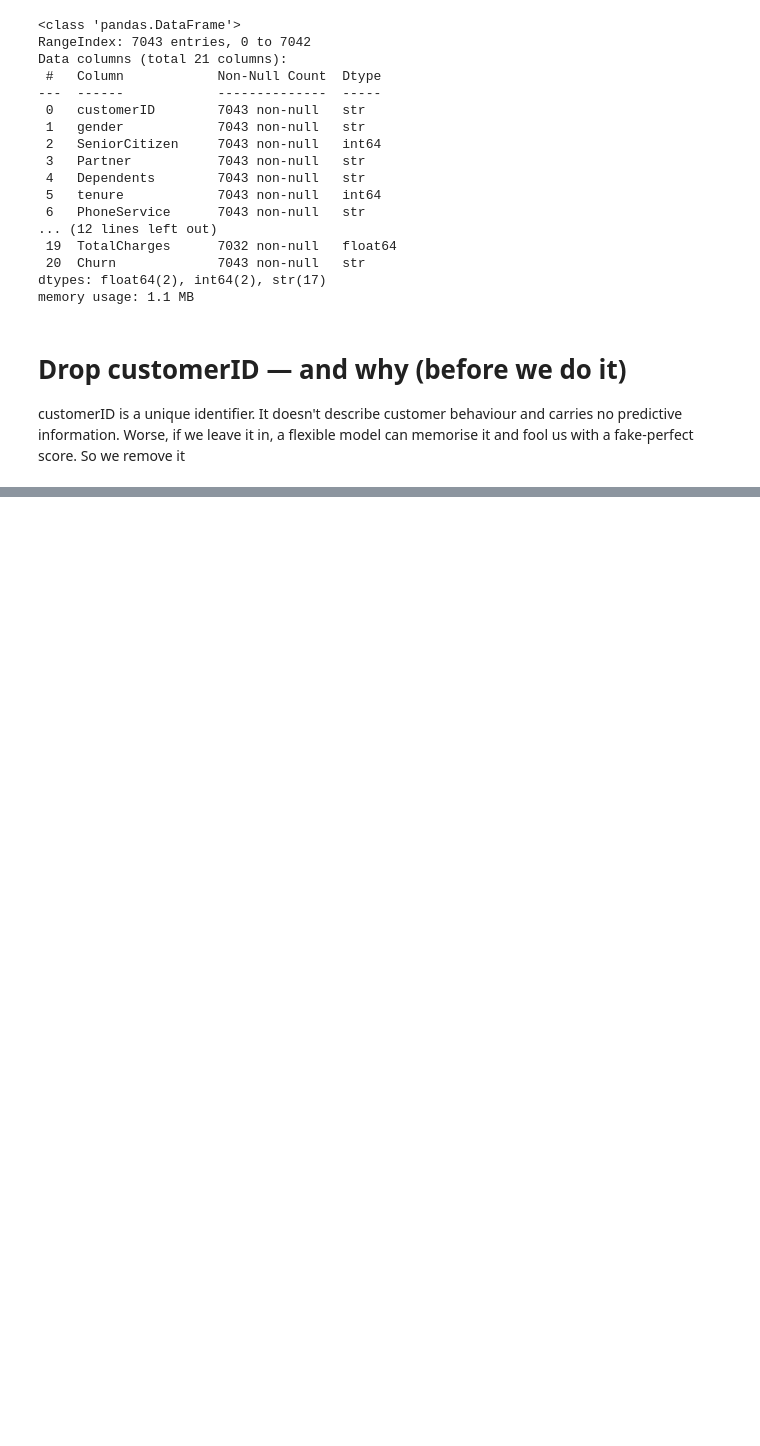
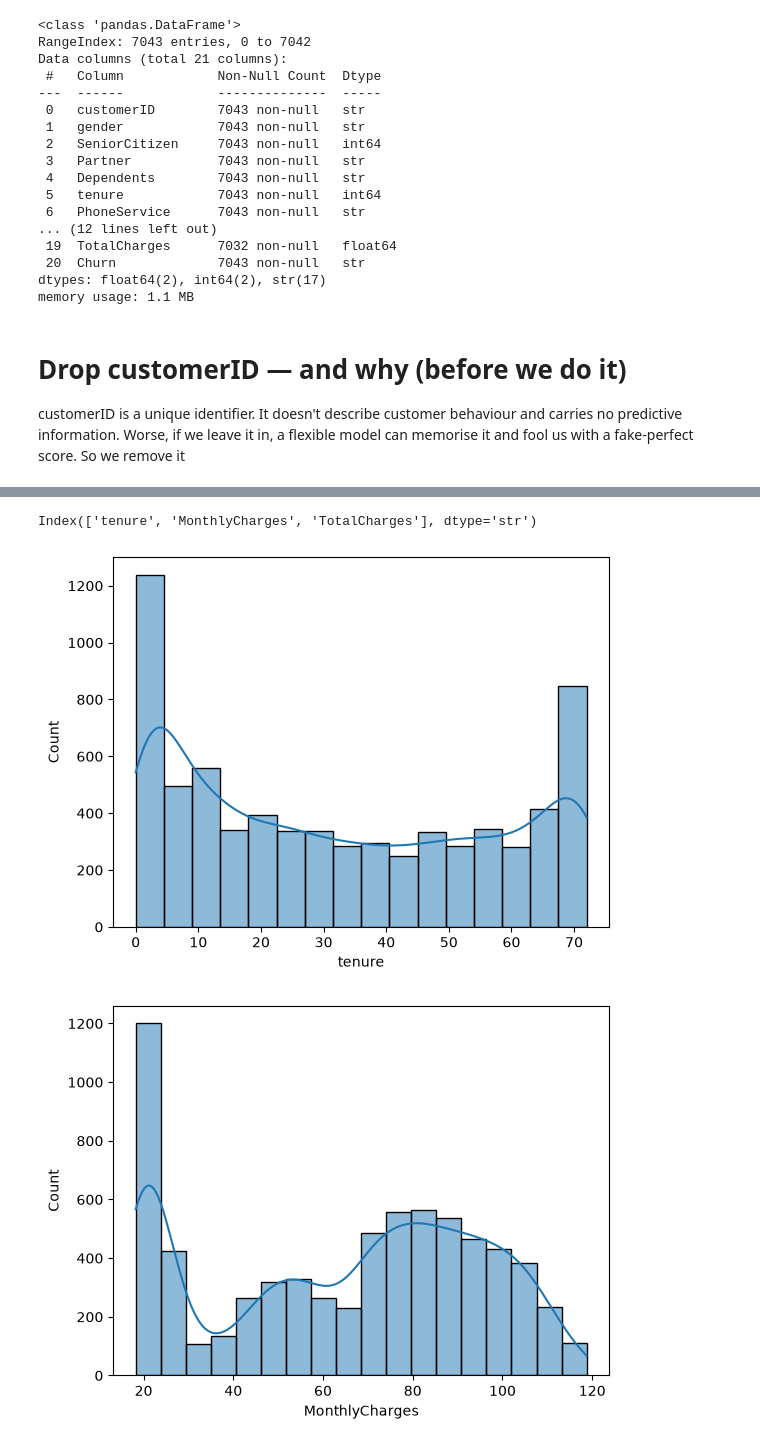
Before and after one commit to ShamsherCoder09/Telecom-Customer-Churn-Prediction, a Jupyter notebook: churn.ipynb, the cells around one changed output, grey strips where cells are left out. Saved outputs shown, nothing was run; the diff lists cells and outputs as text; code cells hidden in the pictures; blank space fills up the shorter version.

```diff
--- a/churn.ipynb
+++ b/churn.ipynb
@@ -98,0 +102,2 @@ KeyError: "['7590-VHVEG', '5575-GNVDE', '3668-QPYBK', '7795-CFOCW', '9237-HQITU'
+# %%
+df['Churn'] = df['Churn'].map({"Yes" :1, "No":0})
@@ -98,0 +107,3 @@ KeyError: "['7590-VHVEG', '5575-GNVDE', '3668-QPYBK', '7795-CFOCW', '9237-HQITU'
+# %%
+feature_selection = df.select_dtypes(include='number').columns
+feature_selection
@@ -98,0 +124,11 @@ KeyError: "['7590-VHVEG', '5575-GNVDE', '3668-QPYBK', '7795-CFOCW', '9237-HQITU'
+# %%
+feature_selection[1:4]
+# %% [output]
+Index(['tenure', 'MonthlyCharges', 'TotalCharges'], dtype='str')
+# %%
+for k in feature_selection[1:4]:
+    sns.histplot(data=df, x=k, kde=True)
+    plt.show()
+# %% [output]
+[figure, added]
+[figure, added]
```
Also changed, not shown: parts of 7 cells of this notebook.
